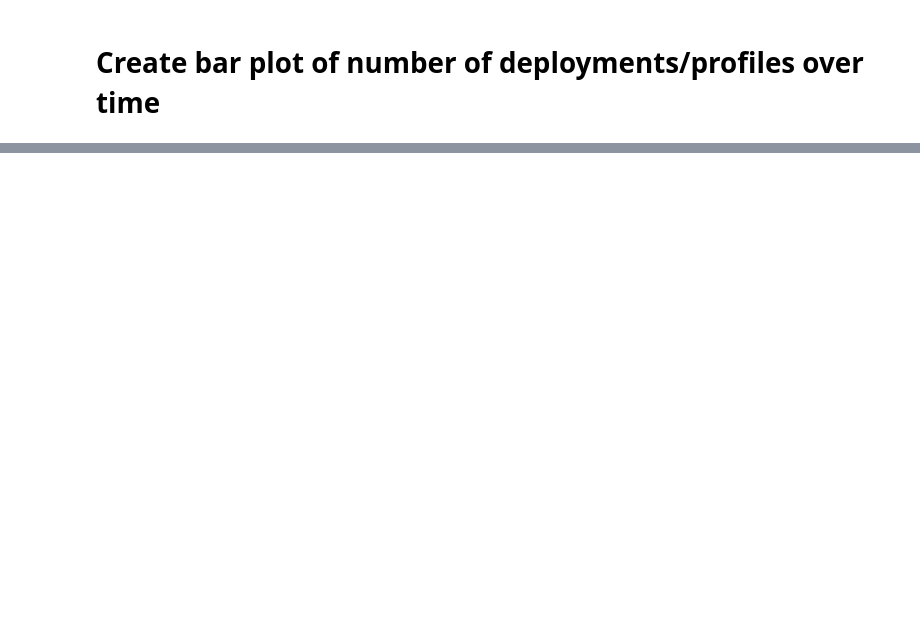
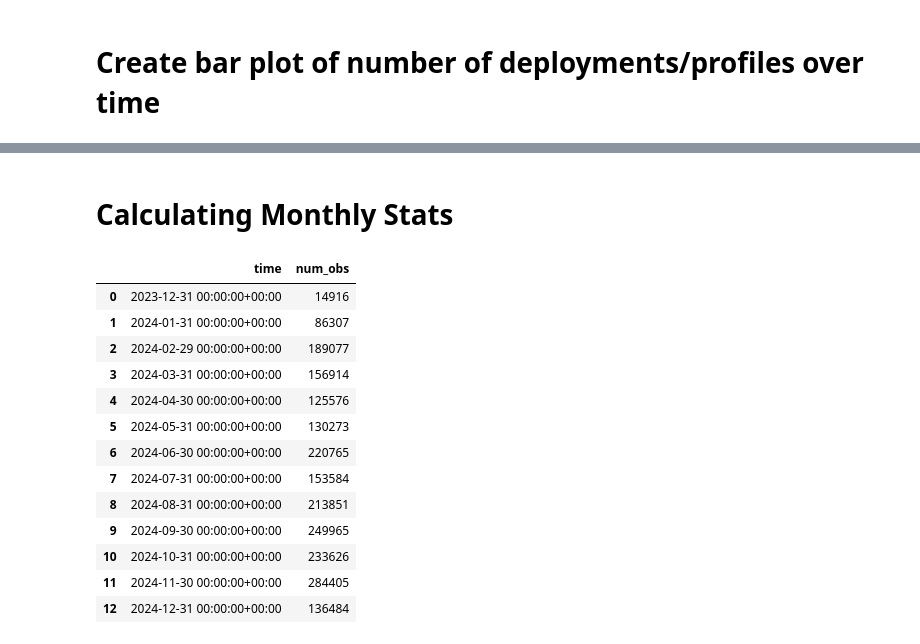
Before and after one commit to jjakoboski/moana-plots, a Jupyter notebook: moana-plots.ipynb, the cells around one changed output, grey strips where cells are left out. Drawn from its saved outputs; the diff is of its cells as text; code cells hidden in the pictures; blank space fills up the shorter version.

```diff
--- a/moana-plots.ipynb
+++ b/moana-plots.ipynb
@@ -544,0 +49,22 @@ Text(0.5, 0, 'Date [mmm-yy]')
+# %% [markdown]
+# Calculating Monthly Stats
+# %%
+moana2 = pd.DataFrame(moana, copy=True)
+moana2['num_obs'] = stats_moana['num_measurements']
+# Calculate number of measurements (observations) per month
+moana2.groupby(pd.Grouper(key="time", freq="ME")).sum().drop(columns=['lat','lon']).reset_index()
+# %% [output]
+|  | time | num_obs |
+| 0 | 2023-12-31 00:00:00+00:00 | 14916 |
+| 1 | 2024-01-31 00:00:00+00:00 | 86307 |
+| 2 | 2024-02-29 00:00:00+00:00 | 189077 |
+| 3 | 2024-03-31 00:00:00+00:00 | 156914 |
+| 4 | 2024-04-30 00:00:00+00:00 | 125576 |
+| 5 | 2024-05-31 00:00:00+00:00 | 130273 |
+| 6 | 2024-06-30 00:00:00+00:00 | 220765 |
+| 7 | 2024-07-31 00:00:00+00:00 | 153584 |
+| 8 | 2024-08-31 00:00:00+00:00 | 213851 |
+| 9 | 2024-09-30 00:00:00+00:00 | 249965 |
+| 10 | 2024-10-31 00:00:00+00:00 | 233626 |
+| 11 | 2024-11-30 00:00:00+00:00 | 284405 |
+| 12 | 2024-12-31 00:00:00+00:00 | 136484 |
```
Also changed, not shown: parts of 19 cells of this notebook, 1 other file.
